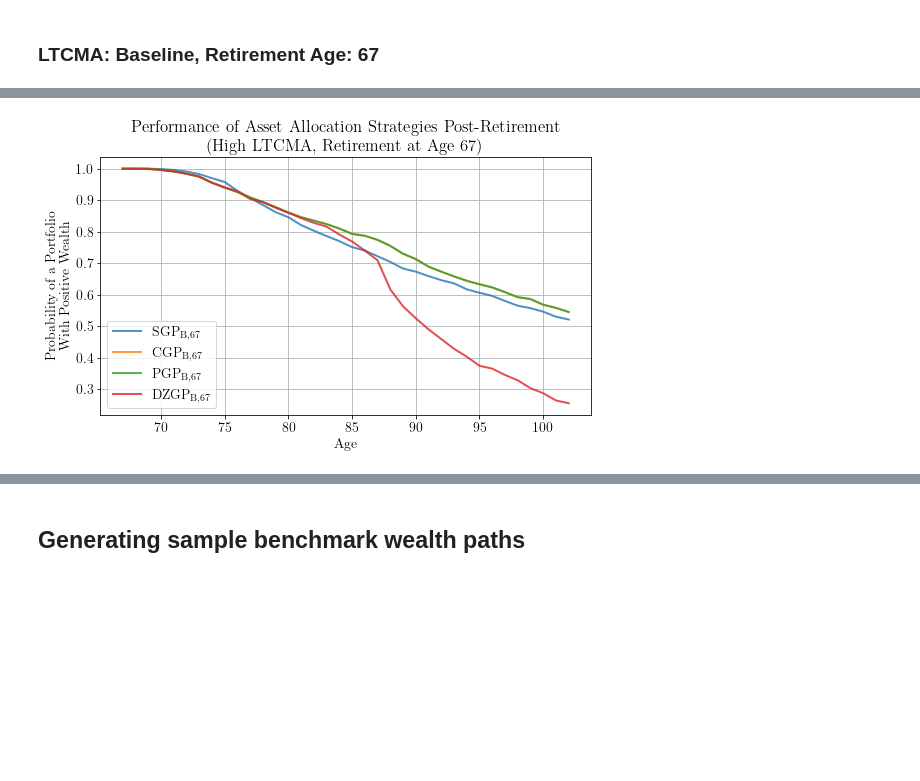
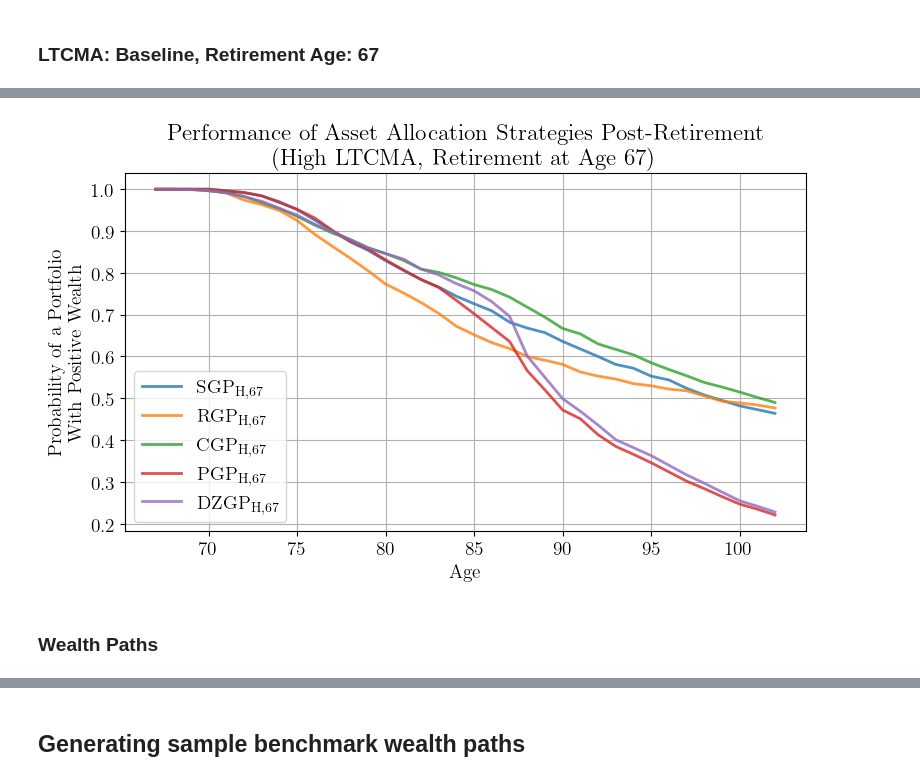
Before and after one commit to cj20895/thesis_public, a Jupyter notebook: thesis_simulation.ipynb, the cells around one changed output, grey strips where cells are left out. Saved outputs shown, nothing was run; the diff lists cells and outputs as text; code cells hidden in the pictures; blank space fills up the shorter version.

```diff
--- a/thesis_simulation.ipynb
+++ b/thesis_simulation.ipynb
@@ -25,6 +25,7 @@ average_salary = 63795.13 # average salary in 2022 from https://www.ssa.gov/oact
 average_salary_growth = 1.022
 average_salary_growth_std = 0.005
 retirement_age = 67
+beginning_age = 27
 # %% [markdown]
 ## All of these functions are allocation strategies
 # %%
@@ -420,7 +400,7 @@ plt.show()
 # %% [markdown]
 ## RGP
 # %%
-xs = np.linspace(27,102,100)
+xs = np.linspace(beginning_age,102,100)
 retirement_age = 67
 dictionary = {'retirement_age': retirement_age}
 ys_sgp = np.array([np.sum(100*Allocation.sgp(x,dictionary)[:2]) for x in xs])
@@ -917,16 +1009,16 @@ Done!
 # %%
-port_sgp_high = Port('SGP_{B,67}',27,67, Allocation.sgp, saving_pct_strat, mtx_returns_high)
+port_sgp_high = Port('SGP_{H,67}',27,67, Allocation.sgp, saving_pct_strat, mtx_returns_high)
 port_sgp_high.simulate()
-port_cgp_high = Port('CGP_{B,67}',27,67, Allocation.cgp, saving_pct_strat, mtx_returns_high)
+port_cgp_high = Port('CGP_{H,67}',27,67, Allocation.cgp, saving_pct_strat, mtx_returns_high)
 port_cgp_high.simulate()
-port_rgp_high = Port('RGP_{B,67}', 27,67, Allocation.rgp, saving_pct_strat, mtx_returns_high)
+port_rgp_high = Port('RGP_{H,67}', 27,67, Allocation.rgp, saving_pct_strat, mtx_returns_high)
 port_rgp_high.simulate()
-# port_fmb_low = Port('FMB_{B,67}', 27,67,Allocation.fmb, saving_pct_strat, mtx_returns_low)
-# port_fmb_low.simulate()
-# port_fme_low = Port('FME_{B,67}', 27,67,Allocation.fme, saving_pct_strat, mtx_returns_low)
-# port_fme_low.simulate()
-port_pgp_high = Port('PGP_{B,67}', 27,67,Allocation.pgp, saving_pct_strat, mtx_returns_high)
+# port_fmb_high = Port('FMB_{H,67}', 27,67,Allocation.fmb, saving_pct_strat, mtx_returns_high)
+# port_fmb_high.simulate()
+# port_fme_high = Port('FME_{H,67}', 27,67,Allocation.fme, saving_pct_strat, mtx_returns_high)
+# port_fme_high.simulate()
+port_pgp_high = Port('PGP_{H,67}', 27,67,Allocation.pgp, saving_pct_strat, mtx_returns_high)
 port_pgp_high.simulate()
-port_dzgp_high = Port('DZGP_{B,67}', 27,67,Allocation.dzgp, saving_pct_strat, mtx_returns_high)
+port_dzgp_high = Port('DZGP_{H,67}', 27,67,Allocation.dzgp, saving_pct_strat, mtx_returns_high)
 port_dzgp_high.simulate()
 # %% [output]
@@ -1012,7 +1562,9 @@ Plotting.prob_success(list_ports_low_67,list_names_low_67,67, 102,figsize=(8,5),
 # %%
-list_ports_high_67 = [port_sgp_high,port_cgp_high,port_pgp_high,port_dzgp_high] # port_cgp fix this
+list_ports_high_67 = [port_sgp_high, port_rgp_high, port_cgp_high, port_pgp_high, port_dzgp_high]
 list_names_high_67 = ['$\\mathrm{' + port.descr + '}$' for port in list_ports_high_67]
 Plotting.prob_success(list_ports_high_67,list_names_high_67,67, 102,figsize=(8,5),
                       title_extra='(High LTCMA, Retirement at Age 67)',file_name='high_67_prob_success')
 # %% [output]
-[figure, old version]
+[figure, new version]
+# %% [markdown]
+### Wealth Paths
```
Also changed, not shown: parts of 38 cells of this notebook, 5 other files.
